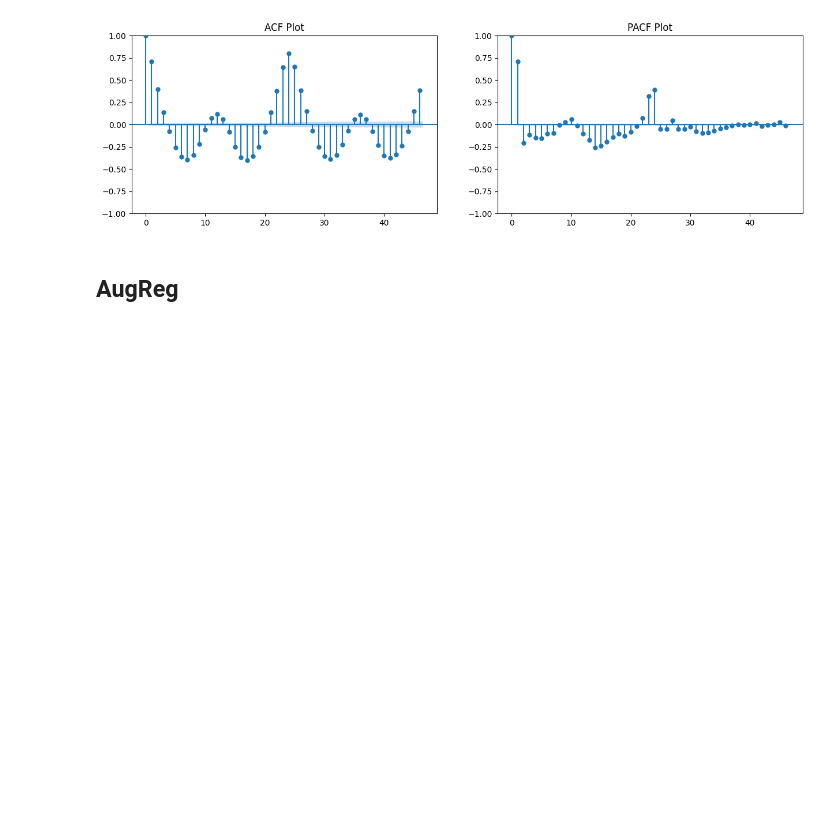
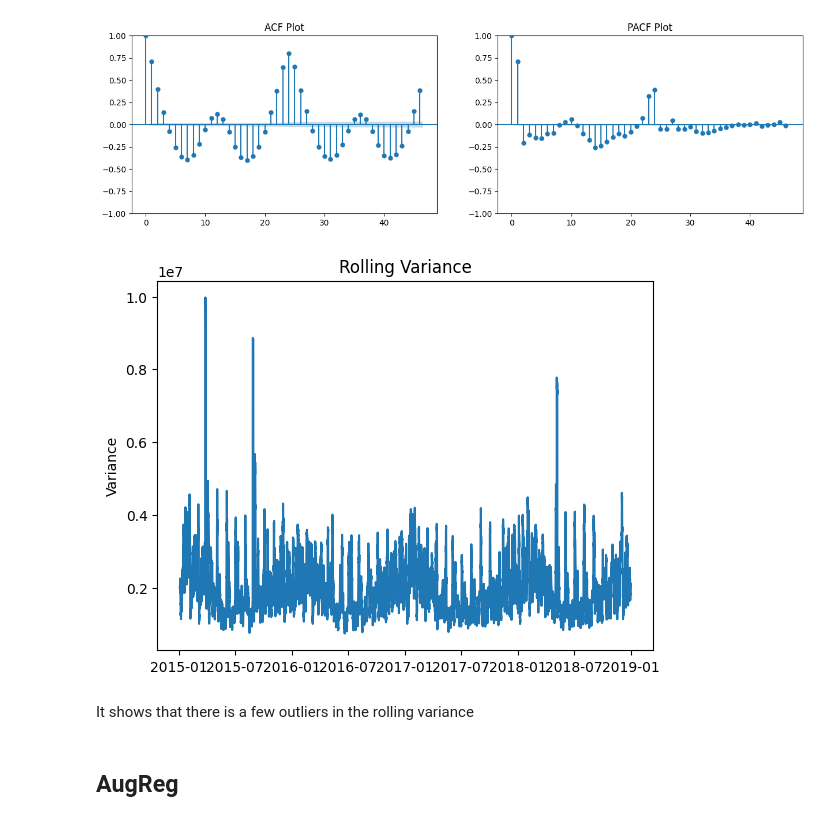
Before and after one commit to hea0516/Energy_Consumption_Investigate_Capstone_Project, a Jupyter notebook: time_series_model.ipynb, the cells around one changed output. Cells and saved outputs as stored; diff of their text form; code cells hidden in the pictures; blank space fills up the shorter version.

Commit message:
updated with stationary and variance tests

```diff
--- a/time_series_model.ipynb
+++ b/time_series_model.ipynb
@@ -73,6 +105,16 @@ axes[1].set_title("PACF Plot")
 plt.show()
 # %% [output]
 [figure]
+# %%
+rolling_var = diff.rolling(48).var()   # choose window ~ seasonal period
+plt.plot(rolling_var)
+plt.title("Rolling Variance")
+plt.ylabel("Variance")
+plt.show()
+# %% [output]
+[figure, added]
+# %% [markdown]
+It shows that there is a few outliers in the rolling variance
 # %% [markdown]
 ## AugReg
 # %%
```
Also changed, not shown: parts of 18 cells of this notebook.
